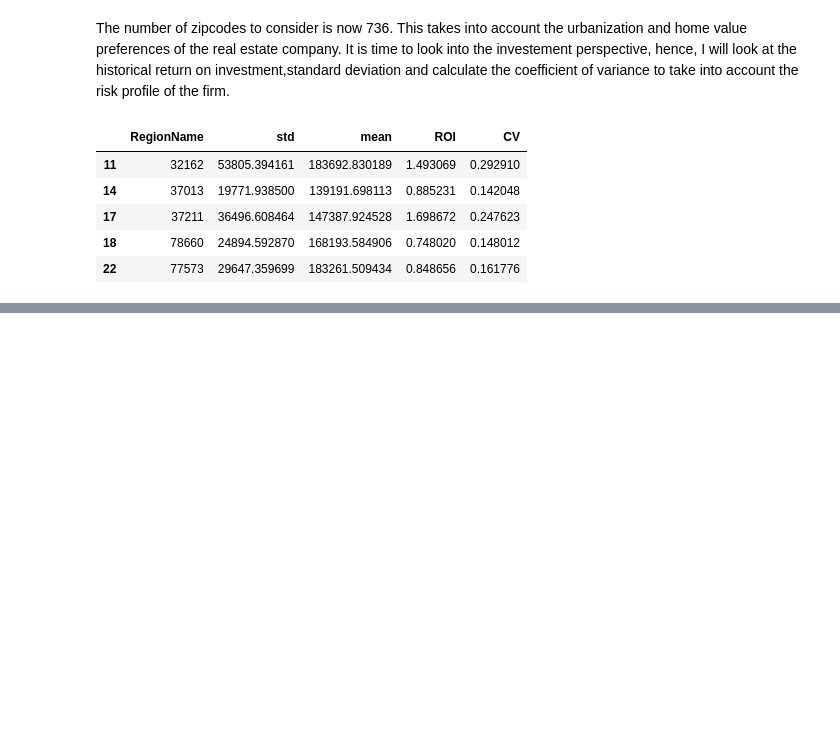
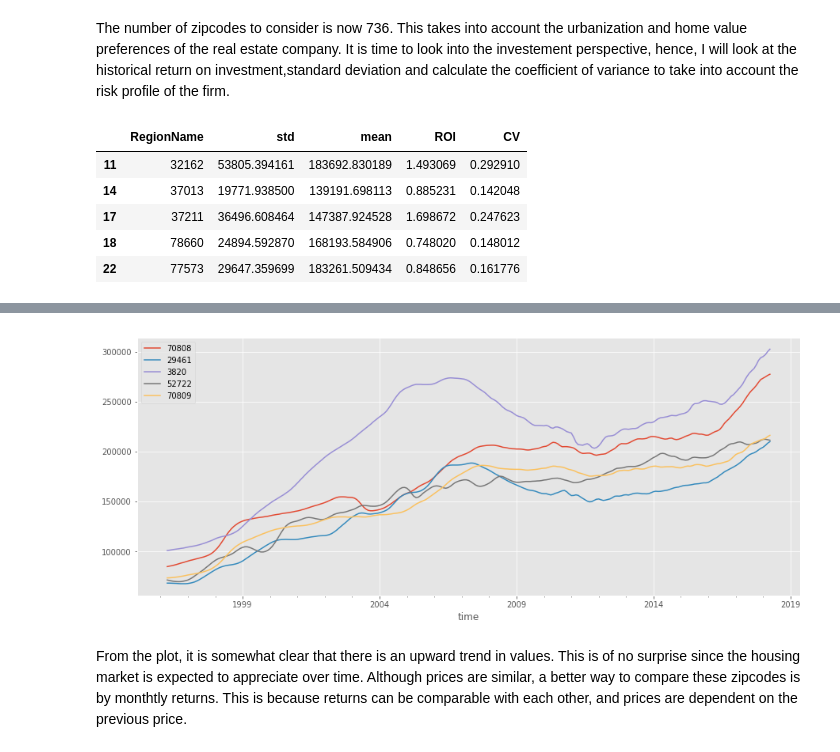
Before and after one commit to feraguilari/dsc-mod-4-project-online-ds-pt-021119, a Jupyter notebook: student.ipynb, the cells around one changed output, grey strips where cells are left out. Cells and saved outputs as stored; diff of their text form; code cells hidden in the pictures; blank space fills up the shorter version.

Commit message:
First zipcode time series

```diff
--- a/student.ipynb
+++ b/student.ipynb
@@ -220,9 +198,0 @@ for zc in range(5):
-# %%
-results = []
-for i in range(5):
-    zc = dfs_zc[i].RegionName[0]
-    df = dfs_zc[i].dropna()
-    roi = (df['return'] + 1).prod() -1
-    gmean = pow((df['return'] + 1).prod(),(1/len(mock)))-1
-    results.append((zc,roi,gmean))
-results = pd.DataFrame(results,columns = ['Zipcode', 'ROI', 'MontlyMean'])
@@ -235,0 +229,7 @@ gmean*100*12
+# %%
+#Get Location Names
+best5_zipcodes = list(zc_best5.RegionName.values)
+for i in best5_zipcodes:
+    city = df_zillow[df_zillow['RegionName']==i].City.values[0]
+    state = df_zillow[df_zillow['RegionName']==i].State.values[0]
+    print(f'Zipcode : {i} \nLocation: {city}, {state}\n')
@@ -235,0 +256,13 @@ gmean*100*12
+# %%
+TS_zc5 = zc_best5.drop(['yr_avg','std','mean','ROI','CV'],axis=1)
+TS_zc5 = melt_data(TS_zc5).set_index('time')
+print('Time series data for the 5 zipcodes:\n',TS_zc5.head())
+#Create individualized time series for each zipcode.
+#List containing the 5 different time series.
+dfs_ts = []
+for zc in TS_zc5.RegionName.unique():
+    #Create separate dataframes for each zipcode with a monthly frequency.
+    df = TS_zc5[TS_zc5['RegionName']==zc].asfreq('MS')
+    dfs_ts.append(df)
+print('\nZipcode 70808 time series:')
+dfs_ts[0].head()
@@ -235,0 +289,4 @@ gmean*100*12
+# %%
+for i in range(len(dfs_ts)):
+    print(f'Value descriptive statistics for zipcode {dfs_ts[i].RegionName[0]}:')
+    print(f'{dfs_ts[i].value.describe()}\n')
@@ -235,0 +311,8 @@ gmean*100*12
+# %%
+for i in range(5):
+    dfs_ts[i].value.plot(label=dfs_ts[i].RegionName[0],figsize=(15,6))
+    plt.legend()
+# %% [output]
+[figure, added]
+# %% [markdown]
+From the plot, it is somewhat clear that there is an upward trend in values. This is of no surprise since the housing market is expected to appreciate over time. Although prices are similar, a better way to compare these zipcodes is by monthtly returns. This is because returns can be comparable with each other, and prices are dependent on the previous price.
```
Also changed, not shown: parts of 44 cells of this notebook.
